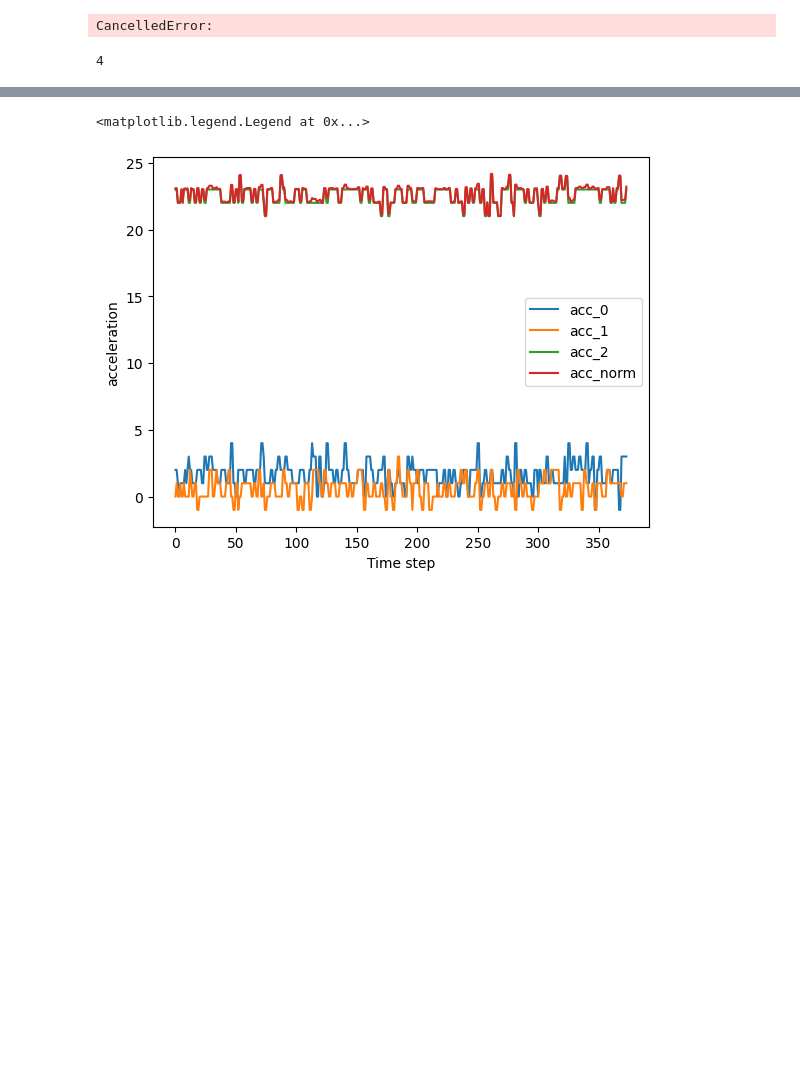
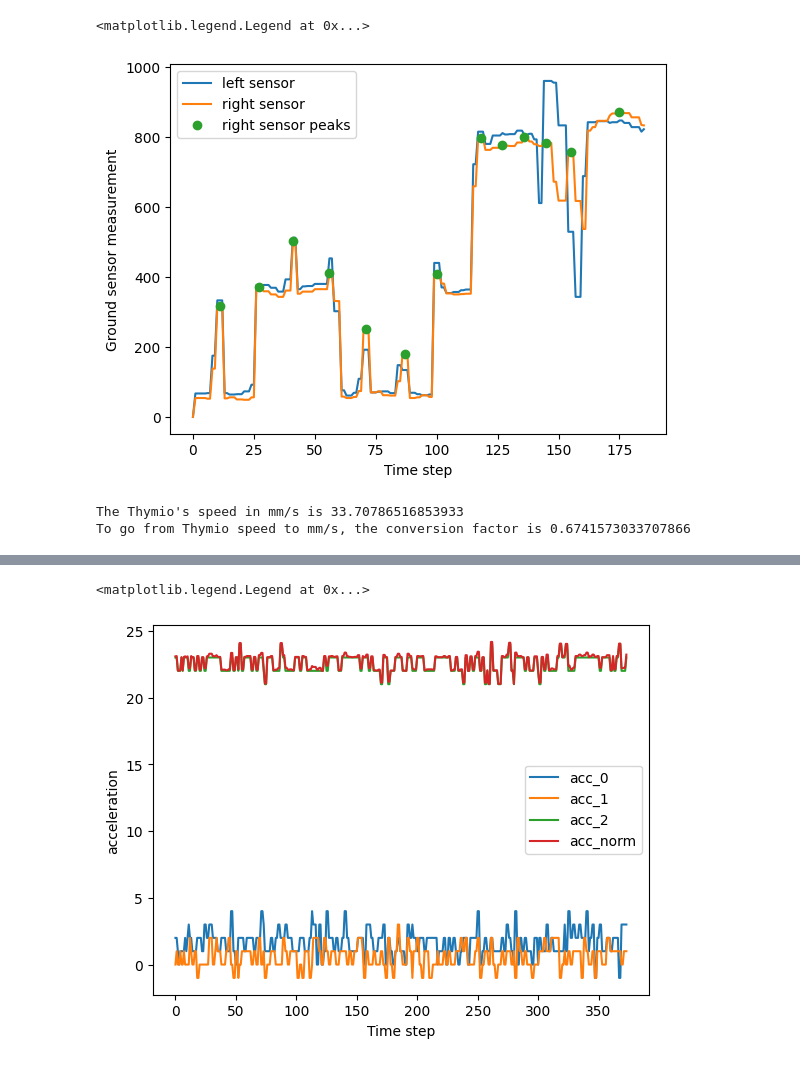
Before and after one commit to aorellanat/BOMR_project, a Jupyter notebook: src/calibration.ipynb, the cells around one changed output, grey strips where cells are left out. Saved outputs shown, nothing was run; the diff lists cells and outputs as text; code cells hidden in the pictures; blank space fills up the shorter version.

```diff
--- a/src/calibration.ipynb
+++ b/src/calibration.ipynb
@@ -33,6 +37,11 @@ class RepeatedTimer(object):
         self._timer.cancel()
         self.is_running = False
 # %%
+# set variables here
+ul, ur = 100,100
+interval = 20
+
+
 Ts = 0.1
 thymio_data = []
 
@@ -49,24 +58,12 @@ def get_data():
                         "right_speed":node["motor.right.speed"],
                         "acc":list(node["acc"])})
 
-
-
 await node.wait_for_variables() # wait for Thymio variables values
 rt = RepeatedTimer(Ts, get_data) # it auto-starts, no need of rt.start()
-i=0
-motor_targets = [[50,50],[100,100],[150,150],[200,200],[-200,-200], [-150,-150], [-100,-100],[50,-50], [-50,50], [100,0], [0,100]]
-while(i < len(motor_targets)):
-        # time.sleep would not work here, use asynchronous client.sleep method instead
-        ul,ur = motor_targets[i]
-        node.send_set_variables(motors(ul,ur))
-        await client.sleep(10) # your long-running job goes here...
-        i += 1
+
+node.send_set_variables(motors(ul,ur))
+await client.sleep(interval) # your long-running job goes here...
+
 
 rt.stop() # better in a try/finally block to make sure the program ends!
 node.send_set_variables(motors(0, 0))
-# %% [output]
-CancelledError:
-# %%
-len(motor_targets)
-# %% [output]
-4
@@ -77,0 +70,23 @@ from tqdm import tqdm
+# %%
+l_sensor = [x["ground"][0] for x in thymio_data]
+r_sensor = [x["ground"][1] for x in thymio_data]
+avg_ground = [(l+r)/2 for l, r in zip(l_sensor, r_sensor)]
+r_peaks = find_peaks(r_sensor,100)[0]
+
+plt.plot(l_sensor, label="left sensor")
+plt.plot(r_sensor, label="right sensor")
+plt.plot(r_peaks, [r_sensor[idx] for idx in r_peaks], "o", label = "right sensor peaks")
+plt.xlabel("Time step")
+plt.ylabel("Ground sensor measurement")
+plt.legend()
+# %% [output]
+<matplotlib.legend.Legend at 0x...>
+[figure, added]
+# %%
+thymio_mms_speed = 6*50/Ts/(r_peaks[6]-r_peaks[0])
+print("The Thymio's speed in mm/s is {}".format(thymio_mms_speed))
+thymio_speed_to_mms = thymio_mms_speed/50
+print("To go from Thymio speed to mm/s, the conversion factor is {}".format(thymio_speed_to_mms))
+# %% [output]
+The Thymio's speed in mm/s is 33.70786516853933
+To go from Thymio speed to mm/s, the conversion factor is 0.6741573033707866
```
Also changed, not shown: parts of 8 cells of this notebook.
